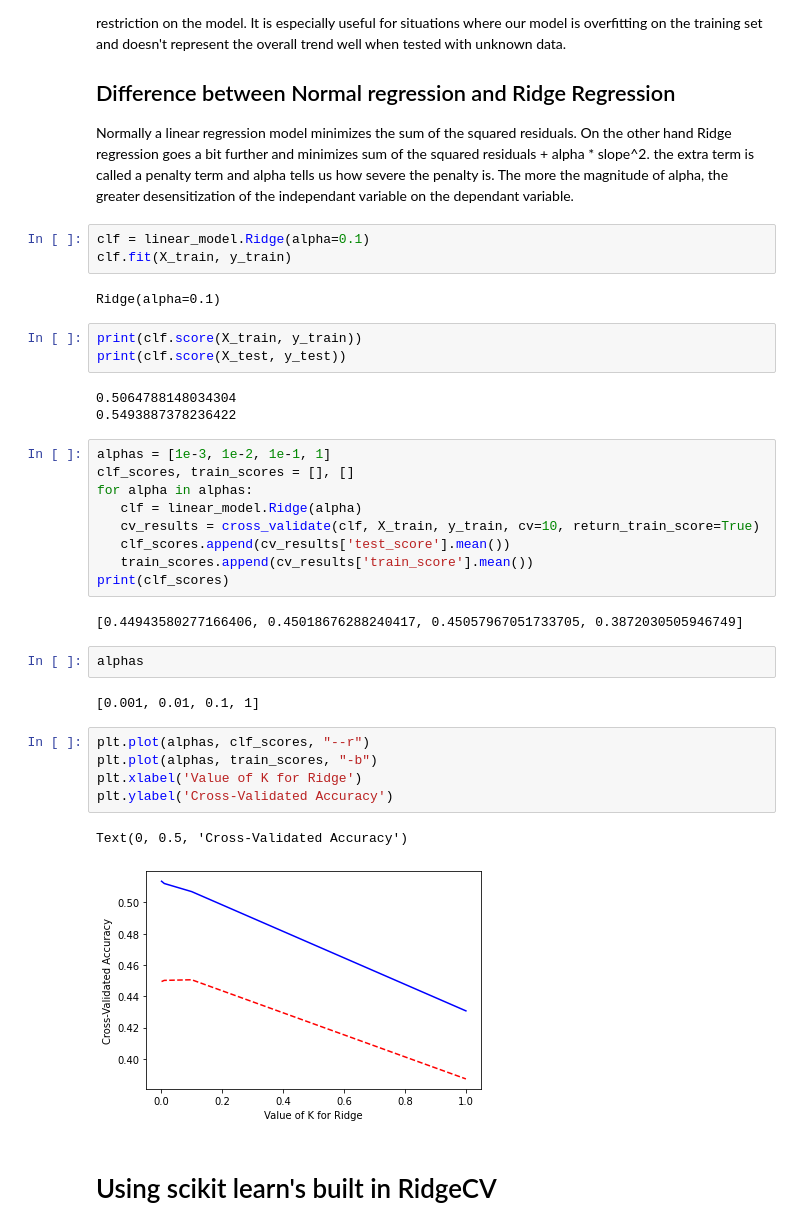
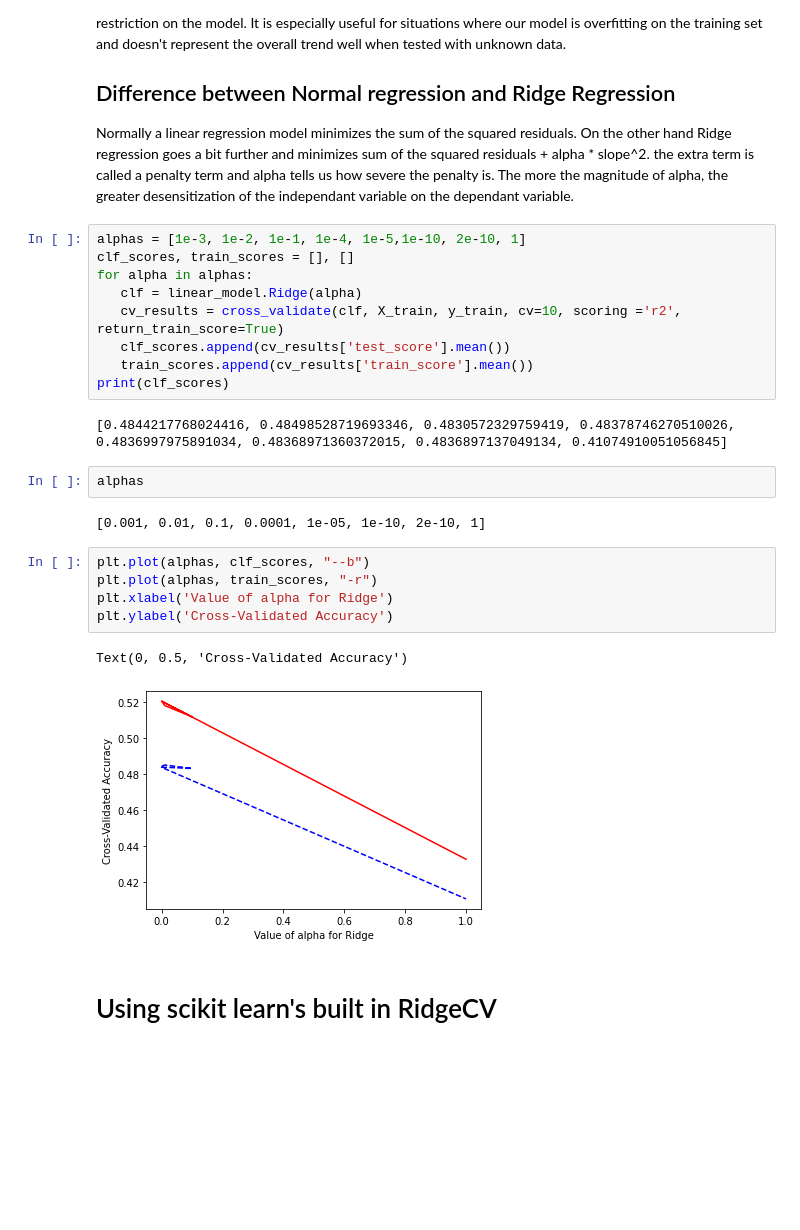
Before and after one commit to silvererudite/30-for-30-ml-projects, a Jupyter notebook: supervised/ridge-regression-in-depth.ipynb, the cells around one changed output. Cells and saved outputs as stored; diff of their text form; blank space fills up the shorter version.

Commit message:
Day 47: Kaggle Notebook | Ridge regression in depth | plotting scores from cross validation

```diff
--- a/supervised/ridge-regression-in-depth.ipynb
+++ b/supervised/ridge-regression-in-depth.ipynb
@@ -87,40 +89,29 @@ unregulized_weights = reg.coef_
 Is a form regularization technique. Regularization is another way of saying that we introduce some kind of restriction on the model. It is especially useful for situations where our model is overfitting on the training set and doesn't represent the overall trend well when tested with unknown data.
 ## Difference between Normal regression and Ridge Regression
 Normally a linear regression model minimizes the sum of the squared residuals. On the other hand Ridge regression goes a bit further and minimizes sum of the squared residuals + alpha * slope^2. the extra term is called a penalty term and alpha tells us how severe the penalty is. The more the magnitude of alpha, the greater desensitization of the independant variable on the dependant variable.
-# %%
-clf = linear_model.Ridge(alpha=0.1)
-clf.fit(X_train, y_train)
-# %% [output]
-Ridge(alpha=0.1)
-# %%
-print(clf.score(X_train, y_train))
-print(clf.score(X_test, y_test))
-# %% [output]
-0.5064788148034304
-0.5493887378236422
 # %%
-alphas = [1e-3, 1e-2, 1e-1, 1]
+alphas = [1e-3, 1e-2, 1e-1, 1e-4, 1e-5,1e-10, 2e-10, 1]
 clf_scores, train_scores = [], []
 for alpha in alphas:
    clf = linear_model.Ridge(alpha)
-   cv_results = cross_validate(clf, X_train, y_train, cv=10, return_train_score=True)
+   cv_results = cross_validate(clf, X_train, y_train, cv=10, scoring ='r2', return_train_score=True)
    clf_scores.append(cv_results['test_score'].mean())
    train_scores.append(cv_results['train_score'].mean())
 print(clf_scores)
 # %% [output]
-[0.44943580277166406, 0.45018676288240417, 0.45057967051733705, 0.3872030505946749]
+[0.4844217768024416, 0.48498528719693346, 0.4830572329759419, 0.48378746270510026, 0.4836997975891034, 0.48368971360372015, 0.4836897137049134, 0.41074910051056845]
 # %%
 alphas
 # %% [output]
-[0.001, 0.01, 0.1, 1]
+[0.001, 0.01, 0.1, 0.0001, 1e-05, 1e-10, 2e-10, 1]
 # %%
-plt.plot(alphas, clf_scores, "--r")
-plt.plot(alphas, train_scores, "-b")
-plt.xlabel('Value of K for Ridge')
+plt.plot(alphas, clf_scores, "--b")
+plt.plot(alphas, train_scores, "-r")
+plt.xlabel('Value of alpha for Ridge')
 plt.ylabel('Cross-Validated Accuracy')
 # %% [output]
 Text(0, 0.5, 'Cross-Validated Accuracy')
-[figure, old version]
+[figure, new version]
 # %% [markdown]
 # Using scikit learn's built in RidgeCV
 # %%
```
Also changed, not shown: parts of 8 cells of this notebook.
